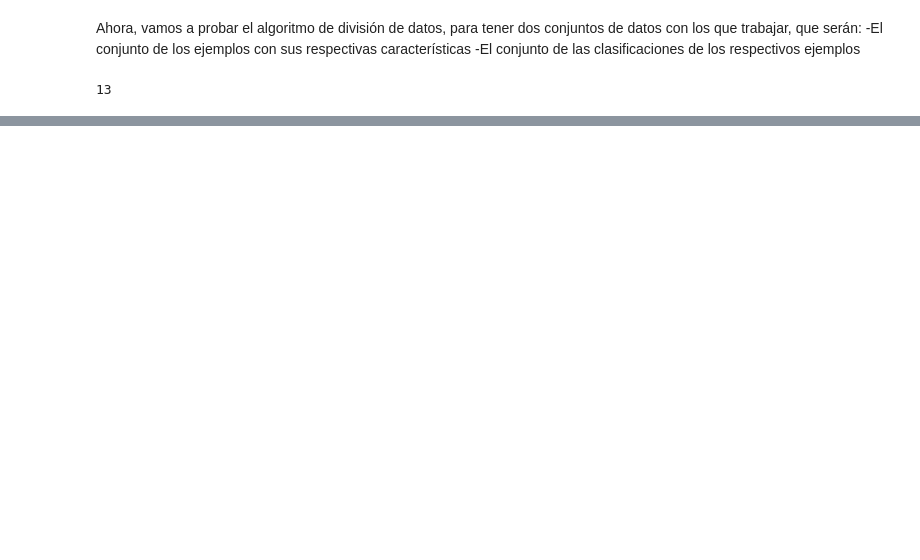
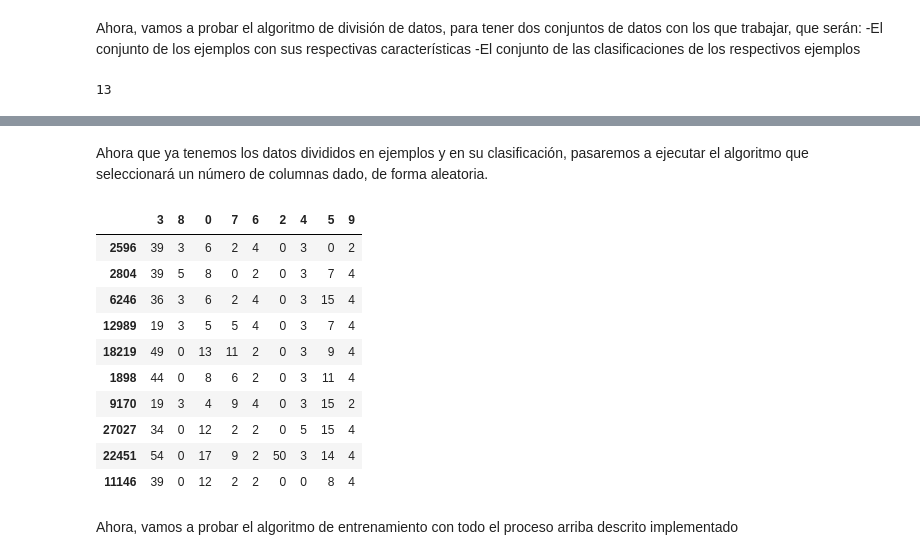
Before and after one commit to CavernaryBeast/TreeBased-Models-Assembly-RV, a Jupyter notebook: Notebook/Project's Notebook.ipynb, the cells around one changed output, grey strips where cells are left out. Cells and saved outputs as stored; diff of their text form; code cells hidden in the pictures; blank space fills up the shorter version.

```diff
--- a/Notebook/Project's Notebook.ipynb
+++ b/Notebook/Project's Notebook.ipynb
@@ -115 +116,21 @@ labels.head(10)
 Name: 12, dtype: int64
+# %% [markdown]
+Ahora que ya tenemos los datos divididos en ejemplos y en su clasificación, pasaremos a ejecutar el algoritmo que seleccionará un número de columnas dado, de forma aleatoria.
+# %%
+columns_chosen = aux_functions.random_subspace(examples, 0.75)
+# %%
+columns_chosen.head(10)
+# %% [output]
+|  | 3 | 8 | 0 | 7 | 6 | 2 | 4 | 5 | 9 |
+| 2596 | 39 | 3 | 6 | 2 | 4 | 0 | 3 | 0 | 2 |
+| 2804 | 39 | 5 | 8 | 0 | 2 | 0 | 3 | 7 | 4 |
+| 6246 | 36 | 3 | 6 | 2 | 4 | 0 | 3 | 15 | 4 |
+| 12989 | 19 | 3 | 5 | 5 | 4 | 0 | 3 | 7 | 4 |
+| 18219 | 49 | 0 | 13 | 11 | 2 | 0 | 3 | 9 | 4 |
+| 1898 | 44 | 0 | 8 | 6 | 2 | 0 | 3 | 11 | 4 |
+| 9170 | 19 | 3 | 4 | 9 | 4 | 0 | 3 | 15 | 2 |
+| 27027 | 34 | 0 | 12 | 2 | 2 | 0 | 5 | 15 | 4 |
+| 22451 | 54 | 0 | 17 | 9 | 2 | 50 | 3 | 14 | 4 |
+| 11146 | 39 | 0 | 12 | 2 | 2 | 0 | 0 | 8 | 4 |
+# %% [markdown]
+Ahora, vamos a probar el algoritmo de entrenamiento con todo el proceso arriba descrito implementado
```
Also changed, not shown: parts of 10 cells of this notebook, 1 other file.
